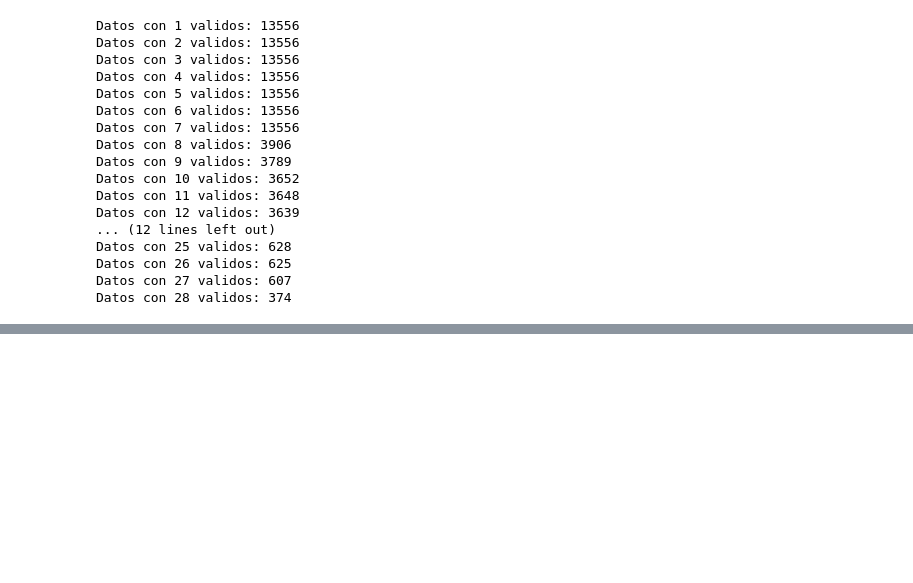
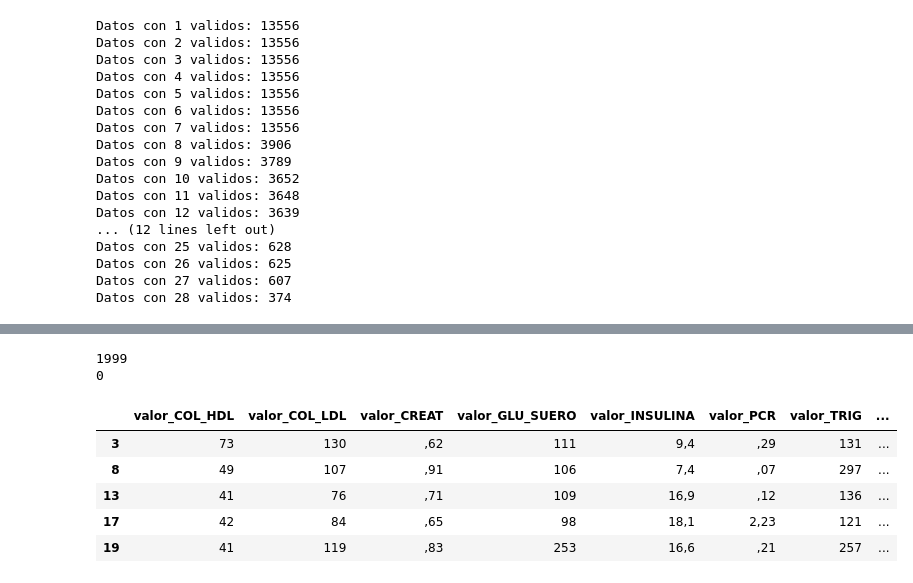
Before and after one commit to JuanPabloDP/Environmental-pollution-and-health-GBN, a Jupyter notebook: scripts/visualizacion.ipynb, the cells around one changed output, grey strips where cells are left out. Saved outputs shown, nothing was run; the diff lists cells and outputs as text; code cells hidden in the pictures; blank space fills up the shorter version.

```diff
--- a/scripts/visualizacion.ipynb
+++ b/scripts/visualizacion.ipynb
@@ -582,0 +593,15 @@ Datos con 28 validos: 374
+# %%
+eliminar_opcional = [
+    'hb02',             # no relevante (no especificado, posiblemente redundante con hb07b)
+    'valor_AC_URICO',   # Ácido Úrico (opcional)
+    'valor_ALBU',       # Albúmina (opcional)
+    'valor_COLEST',     # Colesterol Total (opcional)
+    'valor_EAG',        # Glucosa Promedio Estimada (opcional)
+    'valor_FOL',        # Folato (eliminar)
+    'valor_PROTCREAC',  # Proteína C Reactiva duplicada (ya tienes valor_PCR)
+    'valor_STFR_FEB23', # Receptor de Transferrina (eliminar)
+    'valor_VIT_B12',    # Vitamina B12 (eliminar)
+    'valor_VIT_D'      # Vitamina D (opcional)
+]
+# %%
+data = data.drop(columns=eliminar_opcional)
@@ -582,0 +631,3 @@ Datos con 28 validos: 374
+# %%
+data = data.dropna(axis=0, thresh=15)
+len(data)
@@ -582,0 +658,17 @@ Datos con 28 validos: 374
+# %%
+data = data.drop(columns=["hb07b", "valor_FERRITINA", "valor_HCST"])
+data = data.dropna(axis=0, how="any")
+print(len(data))
+print(data.isna().sum().sum())
+# %% [output]
+1999
+0
+# %%
+data.head()
+# %% [output]
+|  | valor_COL_HDL | valor_COL_LDL | valor_CREAT | valor_GLU_SUERO | valor_INSULINA | valor_PCR | valor_TRIG | ... |
+| 3 | 73 | 130 | ,62 | 111 | 9,4 | ,29 | 131 | ... |
+| 8 | 49 | 107 | ,91 | 106 | 7,4 | ,07 | 297 | ... |
+| 13 | 41 | 76 | ,71 | 109 | 16,9 | ,12 | 136 | ... |
+| 17 | 42 | 84 | ,65 | 98 | 18,1 | 2,23 | 121 | ... |
+| 19 | 41 | 119 | ,83 | 253 | 16,6 | ,21 | 257 | ... |
```
Also changed, not shown: parts of 5 cells of this notebook.
